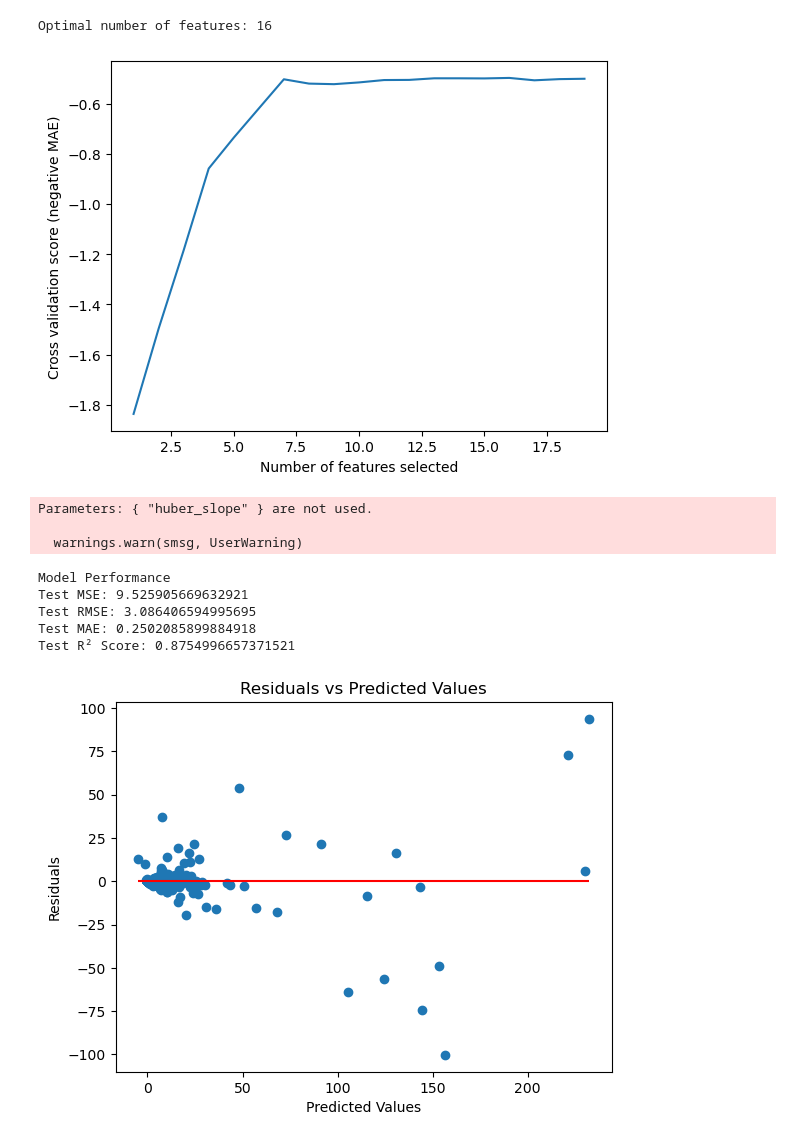
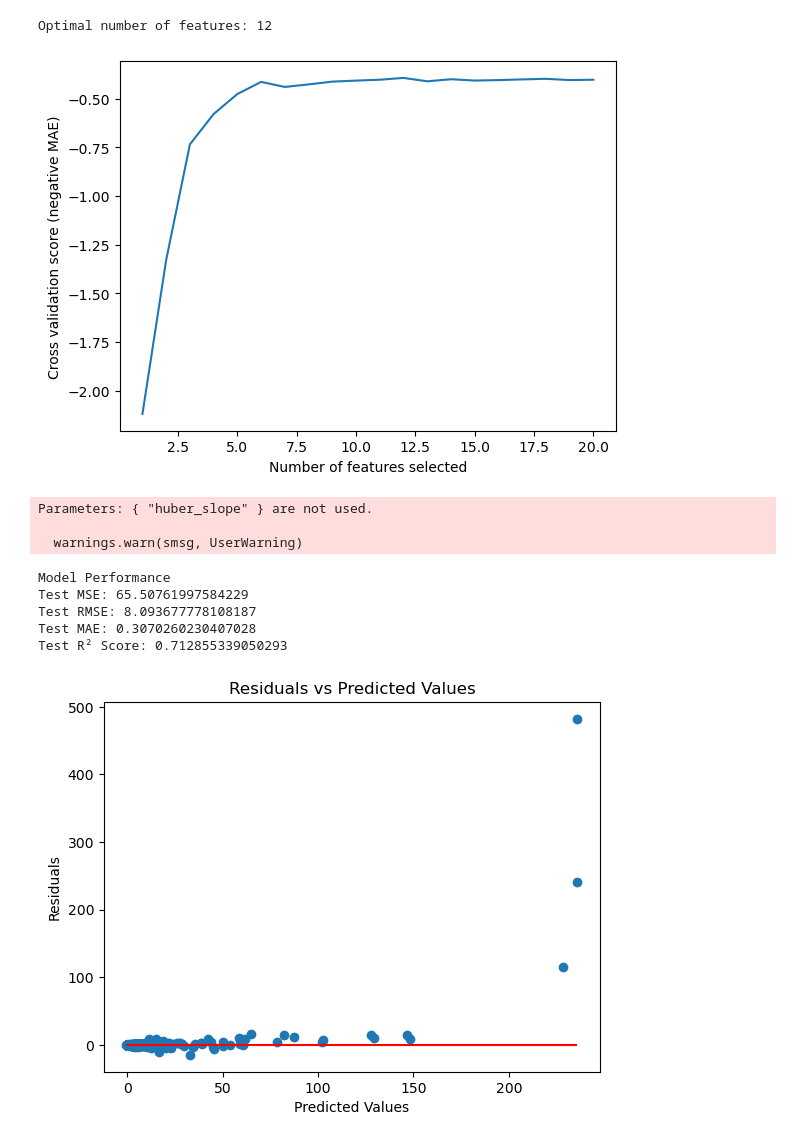
Before and after one commit to skyler22wilson/co-pilot-v1, a Jupyter notebook: notebooks/yearly_demand.ipynb, the cells around one changed output. Saved outputs shown, nothing was run; the diff lists cells and outputs as text; code cells hidden in the pictures.

```diff
--- a/notebooks/yearly_demand.ipynb
+++ b/notebooks/yearly_demand.ipynb
@@ -25,7 +25,7 @@ feature_cols = [col for col in df.columns if col not in {'part_number', 'descrip
                                                          'sales_jul', 'sales_aug', 'sales_sep', 'sales_oct', 'sales_nov',
                                                          'sales_dec', 'sales_this_year', 'sales_last_year', 'demand','sales_revenue',
                                                          'cogs', 'cost_per_unit', 'rolling_12_month_sales', 'price',
-                                                         'annual_turnover', 'reorder_point', 'safety_stock', 'seasonal_component'}]
+                                                         'annual_turnover', 'reorder_point', 'safety_stock'}]
 X = df[feature_cols]
 y = df['rolling_12_month_sales']
 
@@ -132,8 +132,8 @@ X_test_transformed_rfe = rfecv.transform(X_test_transformed)
 model.fit(X_train_transformed_rfe, y_train)
 
 #save the preprocessor and the model for application
-dump(preprocessor, '/Users/skylerwilson/Desktop/PartsWise/co-pilot-v1/dashboard/models/demand_predictor/preprocessor.joblib')
-dump(model, '/Users/skylerwilson/Desktop/PartsWise/co-pilot-v1/dashboard/models/demand_predictor/xgb_regressor_with_selected_features.joblib')
+dump(preprocessor, '/Users/skylerwilson/Desktop/PartsWise/co-pilot-v1/Dashboard/Models/demand_predictor/preprocessor.joblib')
+dump(model, '/Users/skylerwilson/Desktop/PartsWise/co-pilot-v1/Dashboard/Models/demand_predictor/xgb_regressor_with_selected_features.joblib')
 y_pred = model.predict(X_test_transformed_rfe)
 
 mse = mean_squared_error(y_test, y_pred)
@@ -174,18 +174,18 @@ Parameters: { "huber_slope" } are not used.
   warnings.warn(smsg, UserWarning)
 Parameters: { "huber_slope" } are not used.
 
   warnings.warn(smsg, UserWarning)
-Optimal number of features: 16
+Optimal number of features: 12
-[figure, old version]
+[figure, new version]
 Parameters: { "huber_slope" } are not used.
 
   warnings.warn(smsg, UserWarning)
 Model Performance
-Test MSE: 9.525905669632921
-Test RMSE: 3.086406594995695
-Test MAE: 0.2502085899884918
-Test R² Score: 0.8754996657371521
+Test MSE: 65.50761997584229
+Test RMSE: 8.093677778108187
+Test MAE: 0.3070260230407028
+Test R² Score: 0.712855339050293
-[figure, old version]
+[figure, new version]
 # %%
 # Load the hyperparameters from the JSON file
 with open('/Users/skylerwilson/Desktop/PartsWise/co-pilot-v1/Dashboard/Models/demand_predictor/general_model_details.json', 'r') as file:
```
Also changed, not shown: parts of 4 cells of this notebook, 1 other file.
